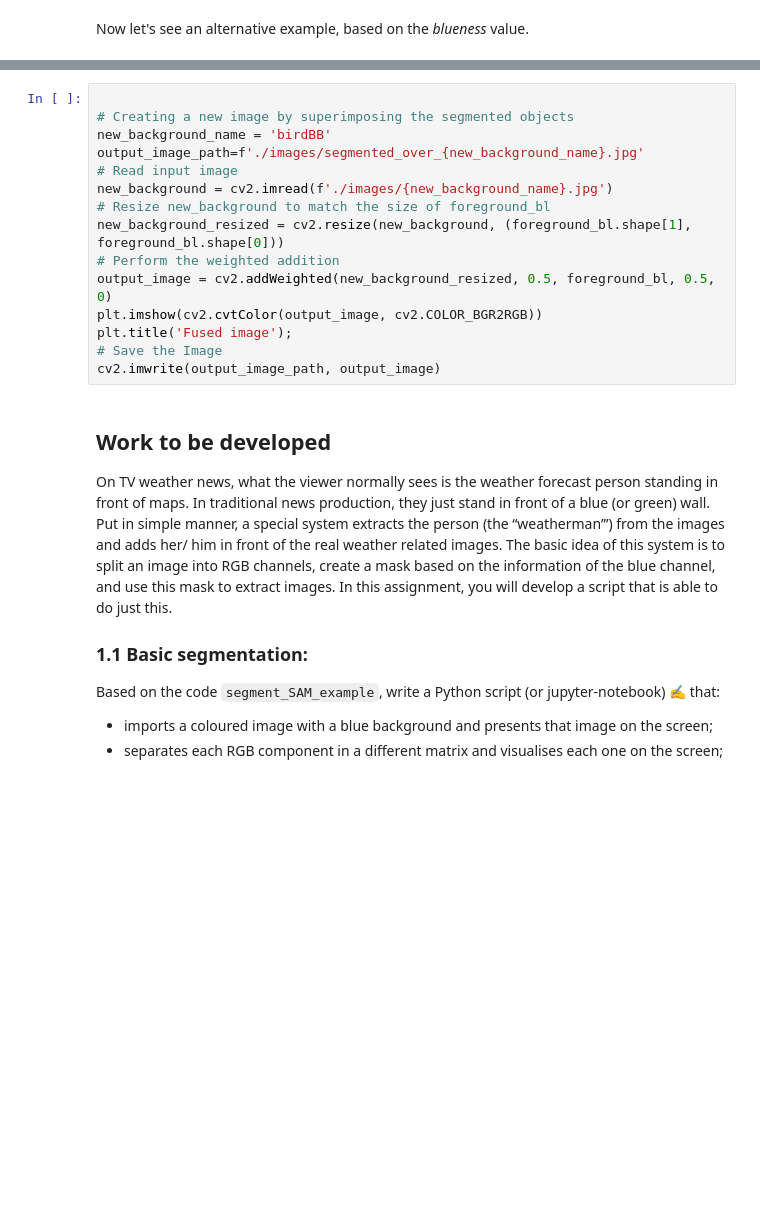
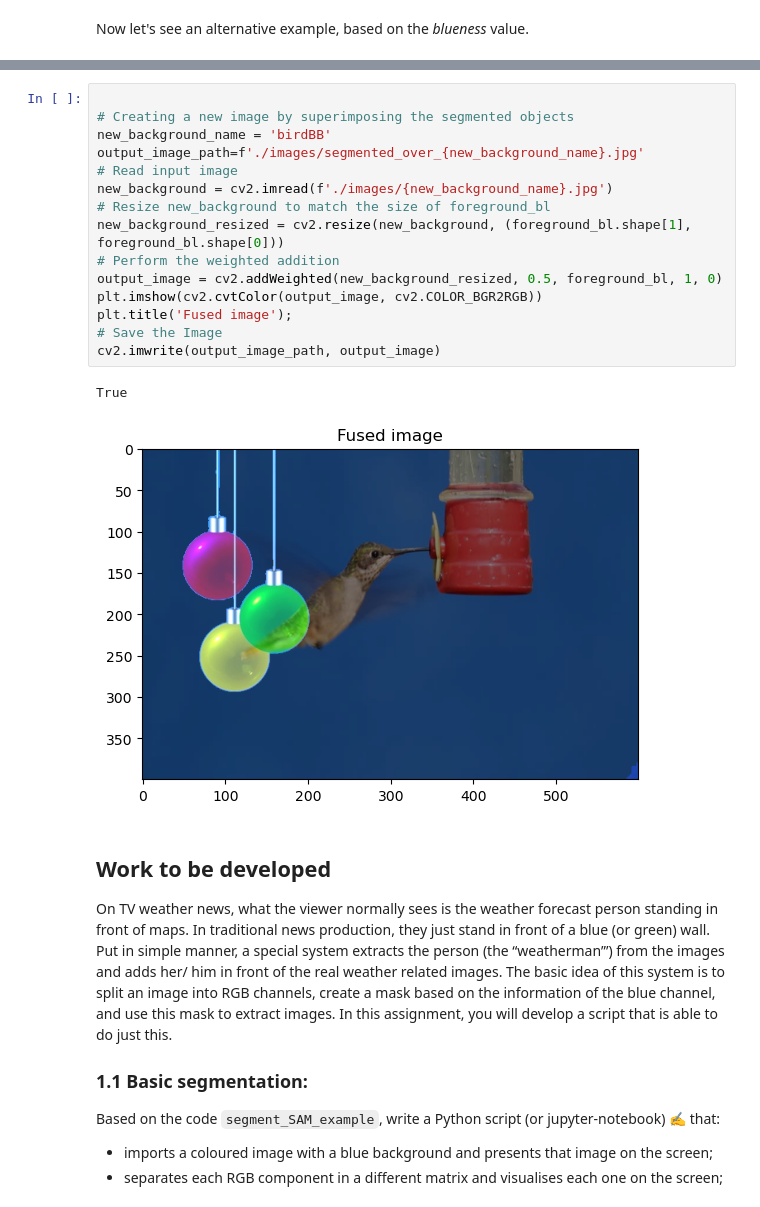
Before and after one commit to Miguel26-pixel/FEUP_SAM, a Jupyter notebook: Assignment2/ImageSegmentation.ipynb, the cells around one changed output, grey strips where cells are left out. Saved outputs shown, nothing was run; the diff lists cells and outputs as text; blank space fills up the shorter version.

Commit message:
fixed blueness calc and plots

```diff
--- a/Assignment2/ImageSegmentation.ipynb
+++ b/Assignment2/ImageSegmentation.ipynb
@@ -102,18 +118,21 @@ plt.title('Colored foreground using blueness');
 # %%
 
 # Creating a new image by superimposing the segmented objects
 new_background_name = 'birdBB'
 output_image_path=f'./images/segmented_over_{new_background_name}.jpg'
 # Read input image
 new_background = cv2.imread(f'./images/{new_background_name}.jpg')
 # Resize new_background to match the size of foreground_bl
 new_background_resized = cv2.resize(new_background, (foreground_bl.shape[1], foreground_bl.shape[0]))
 # Perform the weighted addition
-output_image = cv2.addWeighted(new_background_resized, 0.5, foreground_bl, 0.5, 0)
+output_image = cv2.addWeighted(new_background_resized, 0.5, foreground_bl, 1, 0)
 plt.imshow(cv2.cvtColor(output_image, cv2.COLOR_BGR2RGB))
 plt.title('Fused image');
 # Save the Image
 cv2.imwrite(output_image_path, output_image)
+# %% [output]
+True
+[figure, added]
 # %% [markdown]
 ## Work to be developed
 
```
Also changed, not shown: parts of 25 cells of this notebook.
